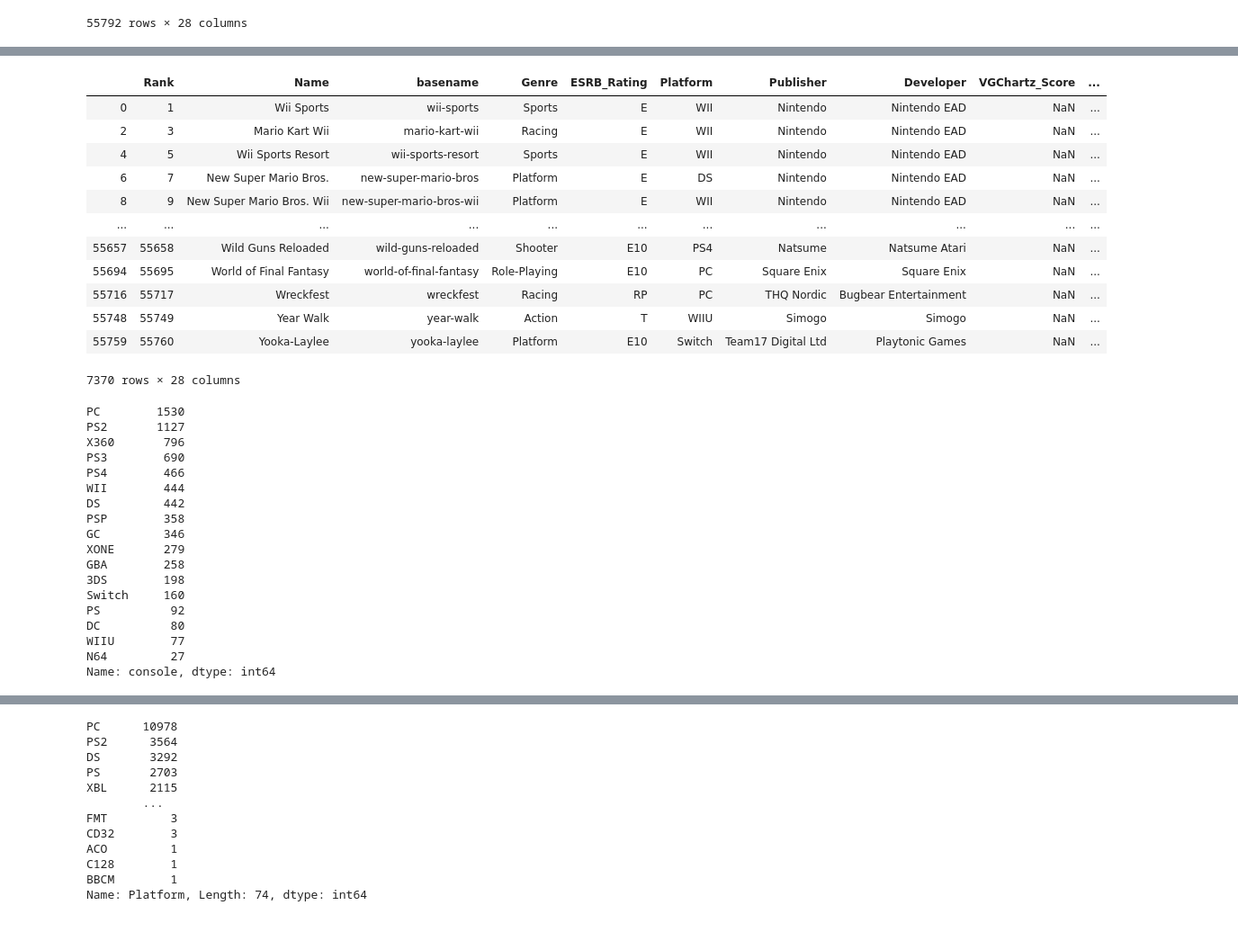
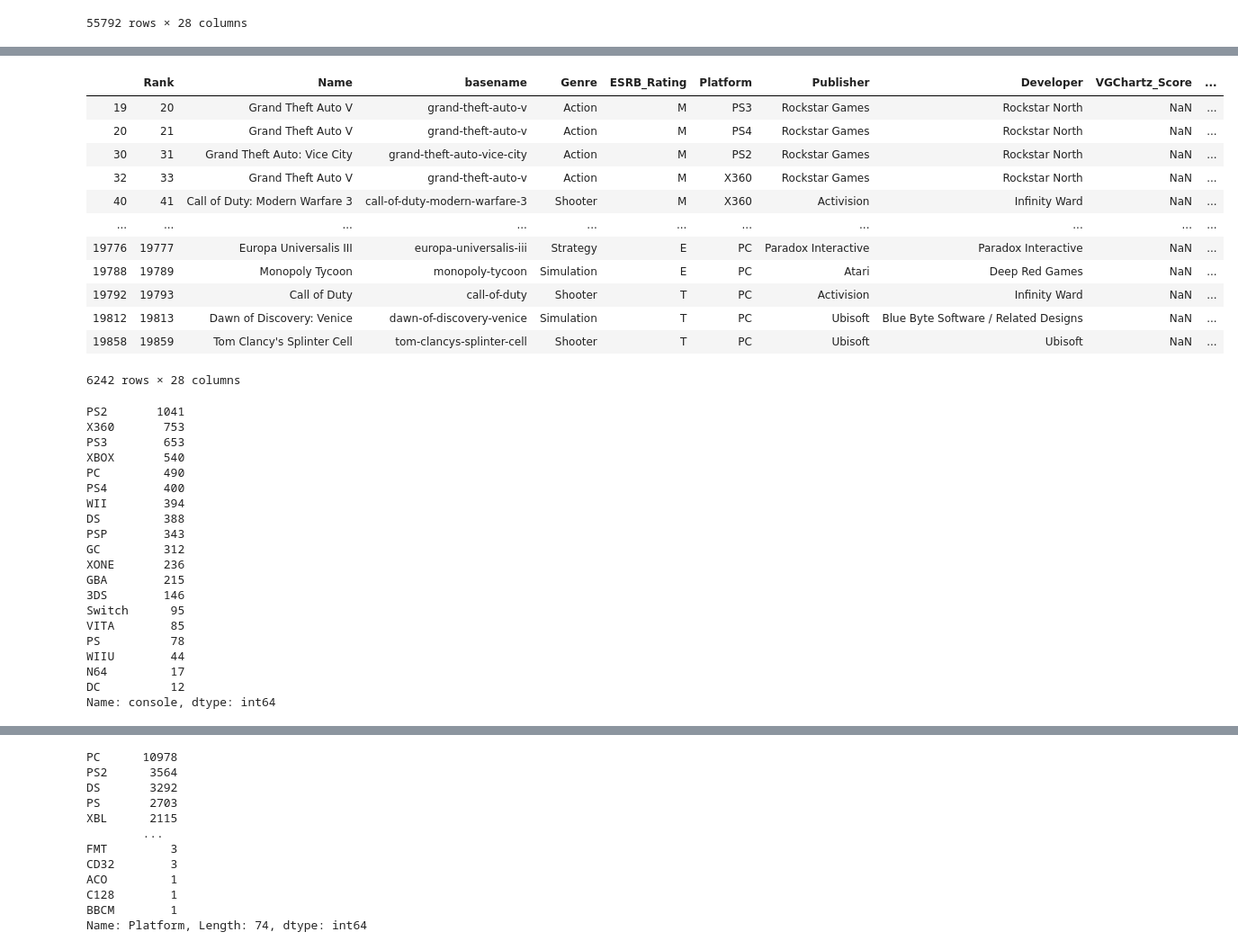
Before and after one commit to JohnTheTripper/game-sales-FIDS, a Jupyter notebook: dataset_cleaning.ipynb, the cells around one changed output, grey strips where cells are left out. Shown at 90% size. Drawn from its saved outputs; the diff is of its cells as text; code cells hidden in the pictures.

Commit message:
fixed vita and xbox

```diff
--- a/dataset_cleaning.ipynb
+++ b/dataset_cleaning.ipynb
@@ -53,6 +53,8 @@ df
 55792 rows × 23 columns
 # %%
 df['Platform'].loc[(df['Platform'] == "NS")] = "Switch"
+df['Platform'].loc[(df['Platform'] == "PSV")] = "VITA"
+df['Platform'].loc[(df['Platform'] == "XB")] = "XBOX"
 # %%
 df
 # %% [output]
@@ -107,42 +119,47 @@ games_df
 # %%
 games_df = games_df[games_df['metascore'].notnull()]
 games_df = games_df[games_df['ESRB_Rating'].notnull()]
 games_df = games_df[games_df['userscore'] != 'tbd']
+games_df = games_df[games_df['Global_Sales'].notnull()]
+games_df = games_df[games_df['Global_Sales'] > 0]
+
 games_df
 # %% [output]
 |  | Rank | Name | basename | Genre | ESRB_Rating | Platform | Publisher | Developer | VGChartz_Score | ... |
-| 0 | 1 | Wii Sports | wii-sports | Sports | E | WII | Nintendo | Nintendo EAD | NaN | ... |
-| 2 | 3 | Mario Kart Wii | mario-kart-wii | Racing | E | WII | Nintendo | Nintendo EAD | NaN | ... |
-| 4 | 5 | Wii Sports Resort | wii-sports-resort | Sports | E | WII | Nintendo | Nintendo EAD | NaN | ... |
-| 6 | 7 | New Super Mario Bros. | new-super-mario-bros | Platform | E | DS | Nintendo | Nintendo EAD | NaN | ... |
-| 8 | 9 | New Super Mario Bros. Wii | new-super-mario-bros-wii | Platform | E | WII | Nintendo | Nintendo EAD | NaN | ... |
+| 19 | 20 | Grand Theft Auto V | grand-theft-auto-v | Action | M | PS3 | Rockstar Games | Rockstar North | NaN | ... |
+| 20 | 21 | Grand Theft Auto V | grand-theft-auto-v | Action | M | PS4 | Rockstar Games | Rockstar North | NaN | ... |
+| 30 | 31 | Grand Theft Auto: Vice City | grand-theft-auto-vice-city | Action | M | PS2 | Rockstar Games | Rockstar North | NaN | ... |
+| 32 | 33 | Grand Theft Auto V | grand-theft-auto-v | Action | M | X360 | Rockstar Games | Rockstar North | NaN | ... |
+| 40 | 41 | Call of Duty: Modern Warfare 3 | call-of-duty-modern-warfare-3 | Shooter | M | X360 | Activision | Infinity Ward | NaN | ... |
 | ... | ... | ... | ... | ... | ... | ... | ... | ... | ... | ... |
-| 55657 | 55658 | Wild Guns Reloaded | wild-guns-reloaded | Shooter | E10 | PS4 | Natsume | Natsume Atari | NaN | ... |
-| 55694 | 55695 | World of Final Fantasy | world-of-final-fantasy | Role-Playing | E10 | PC | Square Enix | Square Enix | NaN | ... |
-| 55716 | 55717 | Wreckfest | wreckfest | Racing | RP | PC | THQ Nordic | Bugbear Entertainment | NaN | ... |
-| 55748 | 55749 | Year Walk | year-walk | Action | T | WIIU | Simogo | Simogo | NaN | ... |
-| 55759 | 55760 | Yooka-Laylee | yooka-laylee | Platform | E10 | Switch | Team17 Digital Ltd | Playtonic Games | NaN | ... |
+| 19776 | 19777 | Europa Universalis III | europa-universalis-iii | Strategy | E | PC | Paradox Interactive | Paradox Interactive | NaN | ... |
+| 19788 | 19789 | Monopoly Tycoon | monopoly-tycoon | Simulation | E | PC | Atari | Deep Red Games | NaN | ... |
+| 19792 | 19793 | Call of Duty | call-of-duty | Shooter | T | PC | Activision | Infinity Ward | NaN | ... |
+| 19812 | 19813 | Dawn of Discovery: Venice | dawn-of-discovery-venice | Simulation | T | PC | Ubisoft | Blue Byte Software / Related Designs | NaN | ... |
+| 19858 | 19859 | Tom Clancy's Splinter Cell | tom-clancys-splinter-cell | Shooter | T | PC | Ubisoft | Ubisoft | NaN | ... |
-7370 rows × 28 columns
+6242 rows × 28 columns
 # %%
 games_df['console'].value_counts()
 # %% [output]
-PC        1530
-PS2       1127
-X360       796
-PS3        690
-PS4        466
-WII        444
-DS         442
-PSP        358
-GC         346
-XONE       279
-GBA        258
-3DS        198
-Switch     160
-PS          92
-DC          80
-WIIU        77
-N64         27
+PS2       1041
+X360       753
+PS3        653
+XBOX       540
+PC         490
+PS4        400
+WII        394
+DS         388
+PSP        343
+GC         312
+XONE       236
+GBA        215
+3DS        146
+Switch      95
+VITA        85
+PS          78
+WIIU        44
+N64         17
+DC          12
 Name: console, dtype: int64
 # %%
 games_df
```
Also changed, not shown: parts of 4 cells of this notebook.
